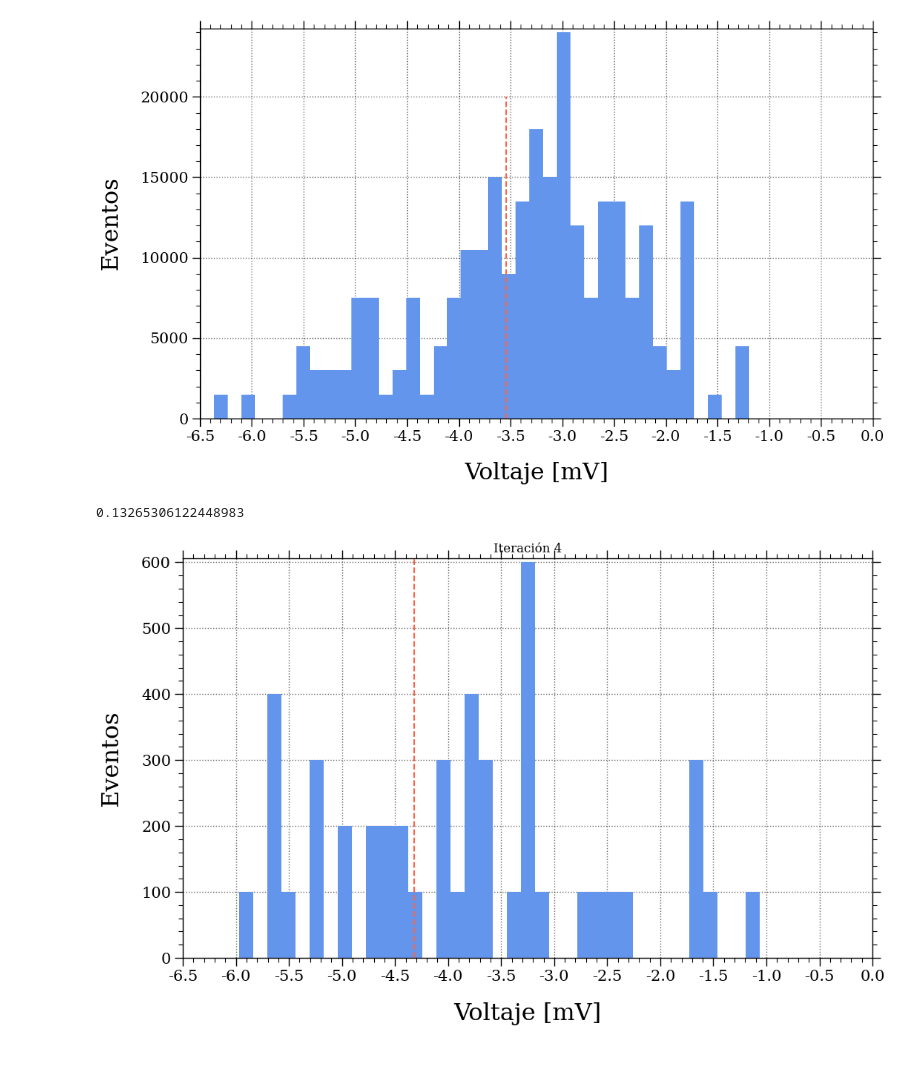
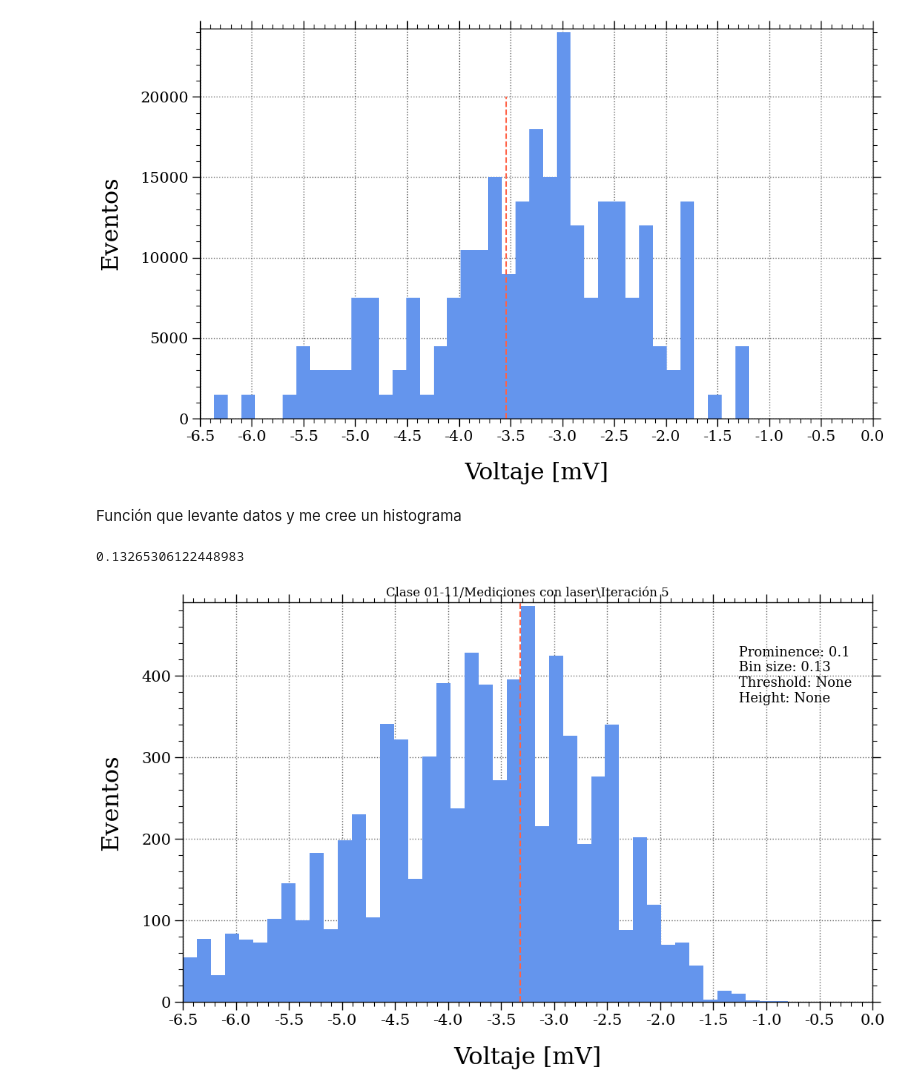
Before and after one commit to Luciocoro/Labo5-Fotones, a Jupyter notebook: Estadística.ipynb, the cells around one changed output. Drawn from its saved outputs; the diff is of its cells as text; code cells hidden in the pictures; blank space fills up the shorter version.

Commit message:
Muchas figuras hechas

```diff
--- a/Estadística.ipynb
+++ b/Estadística.ipynb
@@ -36,6 +15,9 @@ ax.set_xticklabels([f'{number:.3f}' for number in xlabels]);
 # %% [markdown]
 Single plot
 # %%
+
+path = f'./18-10\G6L5V/Clase 18-10' # Foldder where measurements are
+onlyfiles = [file for file in listdir(path) if isfile(join(path, file))] #isfile returns a boolean if the specified path is a file or not
 
 df = pd.read_csv(join(path, onlyfiles[0]))
 t = df['Datos'].values
@@ -76,4 +58,7 @@ def get_peaks(data,time,height = None, prominence = None,threshold = None):
     peaks_signal = np.array([data[i] for i in peak_index[0]])
 
     return peaks_signal, peaks_t
+# %%
+def flatten_chain(matrix):
+    return list(chain.from_iterable(matrix))
 # %%
@@ -105,5 +93,8 @@ La idea es encontrar todos los picos que sean detectables y guardar que voltage
 Para esto, find_peaks tiene que dejar de tener la condición de 3 desviaciónes estandard, y tendrá que tener un trabajo mas fino.
 # %%
+path = f'./18-10\G6L5V/Clase 18-10' # Foldder where measurements are
+onlyfiles = [file for file in listdir(path) if isfile(join(path, file))] #isfile returns a boolean if the specified path is a file or not
+
 df = pd.read_csv(join(path, onlyfiles[2]))
 t = df['Datos'].values
 d = df["Tiempo"].values
@@ -172,10 +163,12 @@ ax.vlines(x = d_mean - d_std, ymin = 0, ymax = 20000,color = 'tomato',linestyles
 0.13265306122448983
 <matplotlib.collections.LineCollection at 0x...>
 [figure]
+# %% [markdown]
+Función que levante datos y me cree un histograma
 # %%
-path = f'Clase 01-11/Mediciones con laser/Iteración {i}'
+# path = f'Clase 01-11/Mediciones con laser/Iteración {i}'
 
-def histograma(path,iteracion,title = False,prominence = None):
+def histograma(path,iteracion,title = False,prominence = None, height = None,threshold = None):
     peaks_voltage = []
     folder = f'Iteración {iteracion}'
     path = join(path,folder)
@@ -184,13 +177,13 @@ def histograma(path,iteracion,title = False,prominence = None):
         df = pd.read_csv(join(path, file))
         t = df['Datos'].values
         d = df["Tiempo"].values
-
-        peaks, peaks_t = get_peaks(d,t,prominence = 0.01)
+        peaks, peaks_t = get_peaks(d,t,prominence = 0.01, height = None,threshold = None)
 
         peaks_voltage.append(peaks)
 
-    flattened_peaks = np.array([value for value in peaks_voltage[i] for i in range(len(peaks_voltage))])
-    flattened_peaks_mv = flattened_peaks * 100
+    # flattened_peaks = np.array([value for value in peaks_voltage[j] for j in range(len(peaks_voltage))])
+    flattened_peaks = flatten_chain(peaks_voltage)
+    flattened_peaks_mv = np.array(flattened_peaks) * 100
     # print(len(peaks_voltage[0]))
     # print(len(flattened_peaks))
     #
@@ -201,7 +194,9 @@ def histograma(path,iteracion,title = False,prominence = None):
 
     fig, ax = plt.subplots()
     start = -6.5
-    bins = np.linspace(-6.5,0,endpoint = True)
+    end = 0
+    num = 50
+    bins = np.linspace(start,end,endpoint = True,num = num)
     print(bins[1]-bins[0])
     # print(bins);
     ax.hist(x = flattened_peaks_mv, bins = bins);
@@ -214,15 +209,16 @@ def histograma(path,iteracion,title = False,prominence = None):
     ax.set_ylabel(f'Eventos')
     ax.set_xlabel(f'Voltaje [mV]')
     ax.axvline(x = d_mean - d_std, ymin = 0, ymax = 1,color = 'tomato',linestyle = '--')
-    ax.text(f'Prominence = {prominence}')
+    ax.annotate(f' Prominence: {prominence}\n Bin size: {abs(start-end)/num}\n Threshold: {threshold}\n Height: {height}',(0.8,0.75),xycoords='axes fraction',fontsize = 13)
     if title:
-        ax.set_title(f'{folder}')
+        ax.set_title(f'{path}')
 
     return fig
 # %%
 path = f'Clase 01-11/Mediciones con laser'
-
-fig = histograma(path,4,title = True)
+iteracion = 5
+fig = histograma(path,iteracion,title = True,prominence=0.1)
+fig.savefig(join(path,f'Figuras/Iteración {iteracion}'))
 # %% [output]
 0.13265306122448983
-[figure, old version]
+[figure, new version]
```
Also changed, not shown: parts of 4 cells of this notebook, 25 other files.
